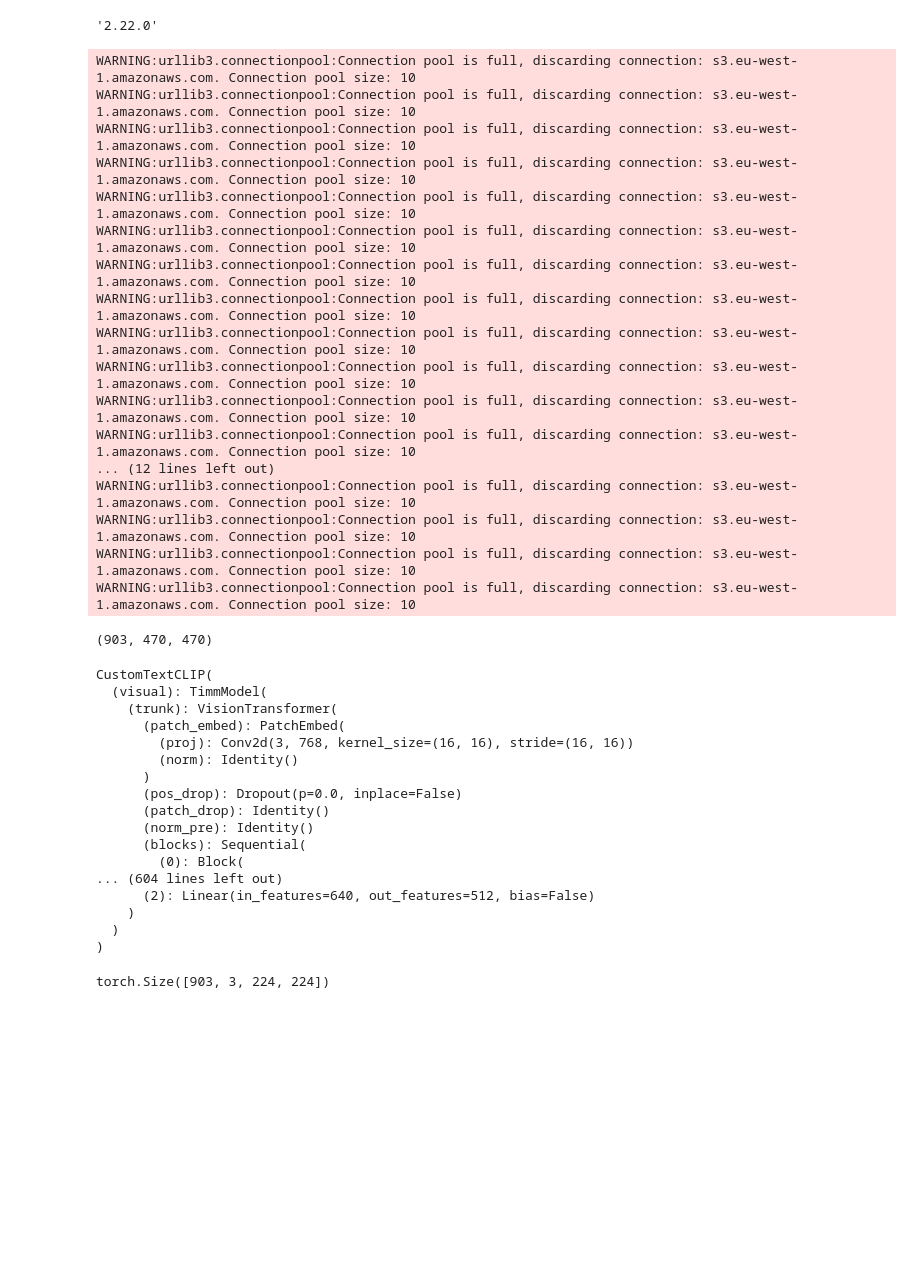
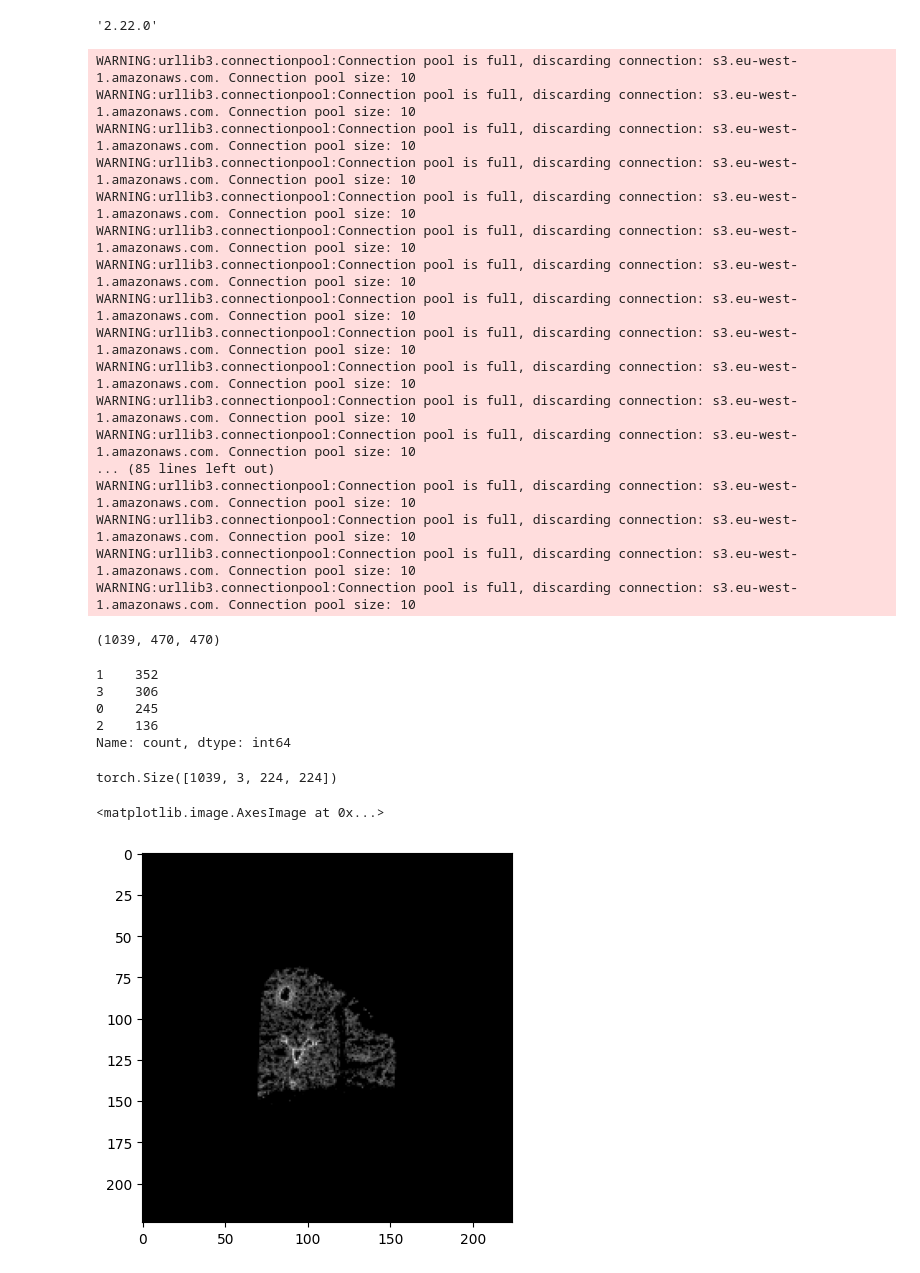
Before and after one commit to tdrose/ionimage_embedding, a Jupyter notebook: notebooks/huggingface_models.ipynb, the cells around one changed output. Cells and saved outputs as stored; diff of their text form; code cells hidden in the pictures; blank space fills up the shorter version.

Commit message:
BioMedCLIP working (small batch size is important)

```diff
--- a/notebooks/huggingface_models.ipynb
+++ b/notebooks/huggingface_models.ipynb
@@ -23,7 +26,8 @@ tokenizer = open_clip.get_tokenizer('hf-hub:microsoft/BiomedCLIP-PubMedBERT_256-
 ds_list = [
     '2022-12-07_02h13m50s',
     '2023-05-23_20h44m02s',
-    '2023-09-29_10h49m52s'
+    '2023-09-29_10h49m52s',
+    '2023-08-26_16h35m20s'
                   ]
 
 clrdat = CLRdata(ds_list, test=0.3, val=0.1, cache=False, cache_folder='/scratch/model_testing')
@@ -40,34 +44,25 @@ WARNING:urllib3.connectionpool:Connection pool is full, discarding connection: s
 WARNING:urllib3.connectionpool:Connection pool is full, discarding connection: s3.eu-west-1.amazonaws.com. Connection pool size: 10
 WARNING:urllib3.connectionpool:Connection pool is full, discarding connection: s3.eu-west-1.amazonaws.com. Connection pool size: 10
 WARNING:urllib3.connectionpool:Connection pool is full, discarding connection: s3.eu-west-1.amazonaws.com. Connection pool size: 10
-... (12 lines left out)
+... (85 lines left out)
 WARNING:urllib3.connectionpool:Connection pool is full, discarding connection: s3.eu-west-1.amazonaws.com. Connection pool size: 10
 WARNING:urllib3.connectionpool:Connection pool is full, discarding connection: s3.eu-west-1.amazonaws.com. Connection pool size: 10
 WARNING:urllib3.connectionpool:Connection pool is full, discarding connection: s3.eu-west-1.amazonaws.com. Connection pool size: 10
 WARNING:urllib3.connectionpool:Connection pool is full, discarding connection: s3.eu-west-1.amazonaws.com. Connection pool size: 10
-(903, 470, 470)
+(1039, 470, 470)
+# %%
+pd.Series(clrdat.full_dataset.dataset_labels).value_counts()
+# %% [output]
+1    352
+3    306
+0    245
+2    136
+Name: count, dtype: int64
 # %%
-device='cpu'
+device='cuda'
 model.to(device)
 model.eval()
+print()
-# %% [output]
-CustomTextCLIP(
-  (visual): TimmModel(
-    (trunk): VisionTransformer(
-      (patch_embed): PatchEmbed(
-        (proj): Conv2d(3, 768, kernel_size=(16, 16), stride=(16, 16))
-        (norm): Identity()
-      )
-      (pos_drop): Dropout(p=0.0, inplace=False)
-      (patch_drop): Identity()
-      (norm_pre): Identity()
-      (blocks): Sequential(
-        (0): Block(
-... (604 lines left out)
-      (2): Linear(in_features=640, out_features=512, bias=False)
-    )
-  )
-)
 # %%
 shp = clrdat.full_dataset.images.shape
 images = torch.tensor(clrdat.full_dataset.images).reshape((shp[0], 1, shp[1], shp[2]))
@@ -79,4 +74,9 @@ images = resizer(images)
 images = torch.cat([images] * 3, dim=1)
 images.shape
 # %% [output]
-torch.Size([903, 3, 224, 224])
+torch.Size([1039, 3, 224, 224])
+# %%
+plt.imshow(np.array(images[350]).transpose(1, 2, 0))
+# %% [output]
+<matplotlib.image.AxesImage at 0x...>
+[figure, added]
```
Also changed, not shown: parts of 4 cells of this notebook.
